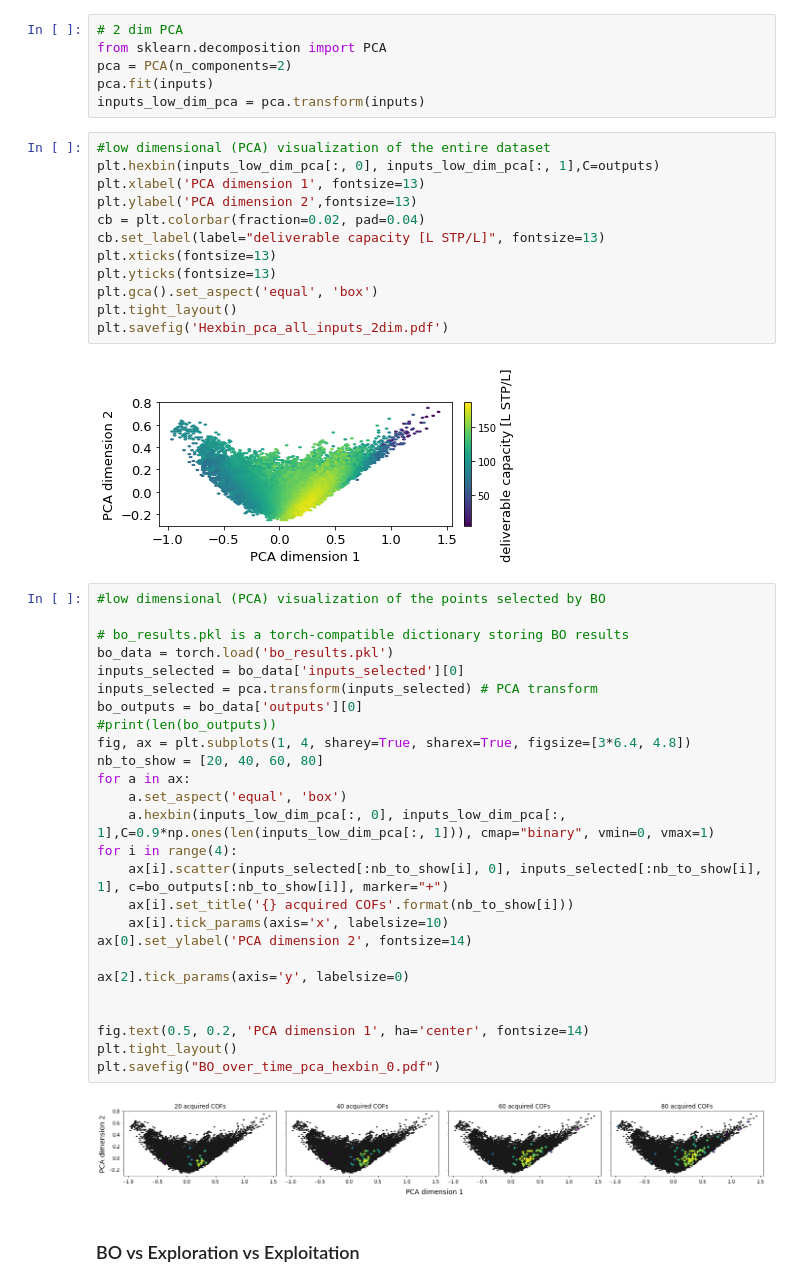
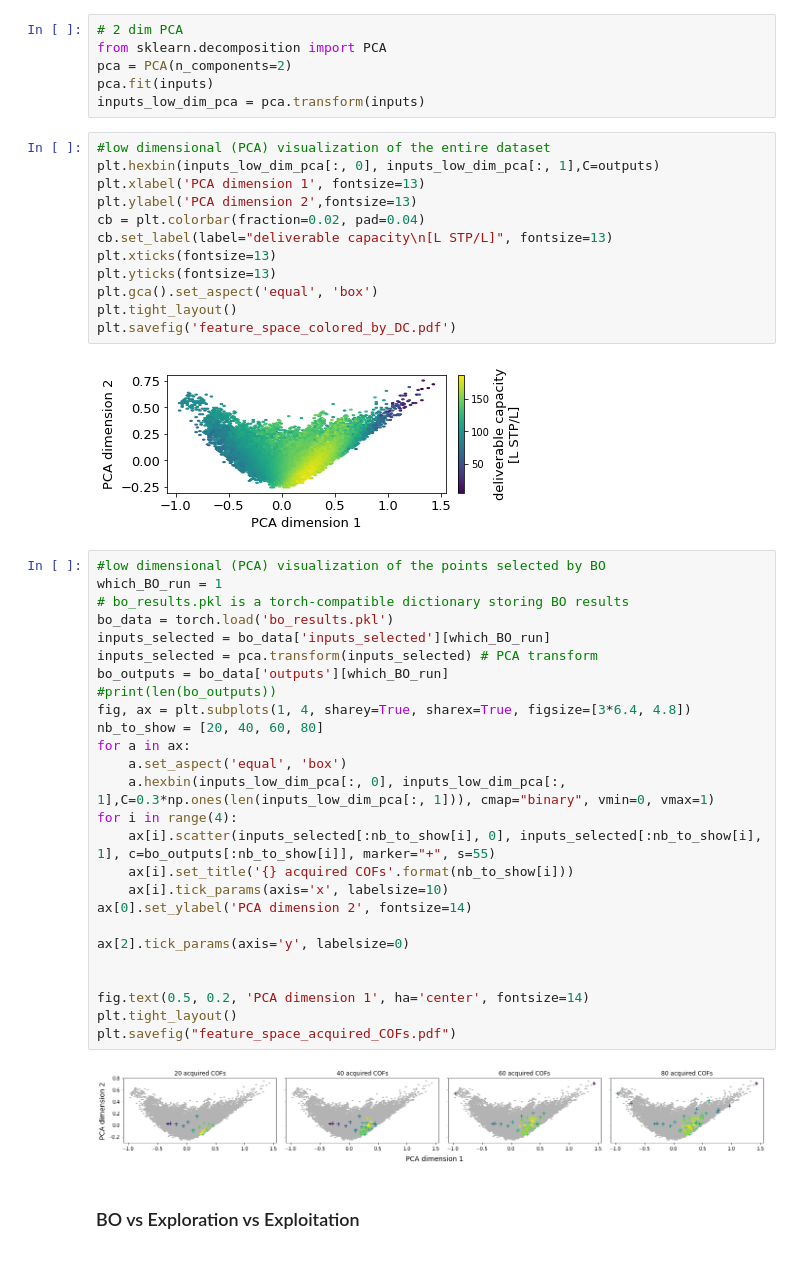
Before and after one commit to aryandeshwal/BO_of_COFs, a Jupyter notebook: COFS_figures.ipynb, the cells around one changed output. Cells and saved outputs as stored; diff of their text form.

Commit message:
tuning plots

```diff
--- a/COFS_figures.ipynb
+++ b/COFS_figures.ipynb
@@ -34,33 +36,33 @@ inputs_low_dim_pca = pca.transform(inputs)
 # %%
 #low dimensional (PCA) visualization of the entire dataset
 plt.hexbin(inputs_low_dim_pca[:, 0], inputs_low_dim_pca[:, 1],C=outputs)
 plt.xlabel('PCA dimension 1', fontsize=13)
 plt.ylabel('PCA dimension 2',fontsize=13)
 cb = plt.colorbar(fraction=0.02, pad=0.04)
-cb.set_label(label="deliverable capacity [L STP/L]", fontsize=13)
+cb.set_label(label="deliverable capacity\n[L STP/L]", fontsize=13)
 plt.xticks(fontsize=13)
 plt.yticks(fontsize=13)
 plt.gca().set_aspect('equal', 'box')
 plt.tight_layout()
-plt.savefig('Hexbin_pca_all_inputs_2dim.pdf')
+plt.savefig('feature_space_colored_by_DC.pdf')
 # %% [output]
-[figure, old version]
+[figure, new version]
 # %%
 #low dimensional (PCA) visualization of the points selected by BO
-
+which_BO_run = 1
 # bo_results.pkl is a torch-compatible dictionary storing BO results
 bo_data = torch.load('bo_results.pkl')
-inputs_selected = bo_data['inputs_selected'][0]
+inputs_selected = bo_data['inputs_selected'][which_BO_run]
 inputs_selected = pca.transform(inputs_selected) # PCA transform
-bo_outputs = bo_data['outputs'][0]
+bo_outputs = bo_data['outputs'][which_BO_run]
 #print(len(bo_outputs))
 fig, ax = plt.subplots(1, 4, sharey=True, sharex=True, figsize=[3*6.4, 4.8])
 nb_to_show = [20, 40, 60, 80]
 for a in ax:
     a.set_aspect('equal', 'box')
-    a.hexbin(inputs_low_dim_pca[:, 0], inputs_low_dim_pca[:, 1],C=0.9*np.ones(len(inputs_low_dim_pca[:, 1])), cmap="binary", vmin=0, vmax=1)
+    a.hexbin(inputs_low_dim_pca[:, 0], inputs_low_dim_pca[:, 1],C=0.3*np.ones(len(inputs_low_dim_pca[:, 1])), cmap="binary", vmin=0, vmax=1)
 for i in range(4):
-    ax[i].scatter(inputs_selected[:nb_to_show[i], 0], inputs_selected[:nb_to_show[i], 1], c=bo_outputs[:nb_to_show[i]], marker="+")
+    ax[i].scatter(inputs_selected[:nb_to_show[i], 0], inputs_selected[:nb_to_show[i], 1], c=bo_outputs[:nb_to_show[i]], marker="+", s=55)
     ax[i].set_title('{} acquired COFs'.format(nb_to_show[i]))
     ax[i].tick_params(axis='x', labelsize=10)
 ax[0].set_ylabel('PCA dimension 2', fontsize=14)
@@ -70,9 +72,9 @@ ax[2].tick_params(axis='y', labelsize=0)
 
 fig.text(0.5, 0.2, 'PCA dimension 1', ha='center', fontsize=14)
 plt.tight_layout()
-plt.savefig("BO_over_time_pca_hexbin_0.pdf")
+plt.savefig("feature_space_acquired_COFs.pdf")
 # %% [output]
-[figure, old version]
+[figure, new version]
 # %% [markdown]
 ### BO vs Exploration vs Exploitation
 # %%
```
Also changed, not shown: parts of 9 cells of this notebook, 1 other file.
